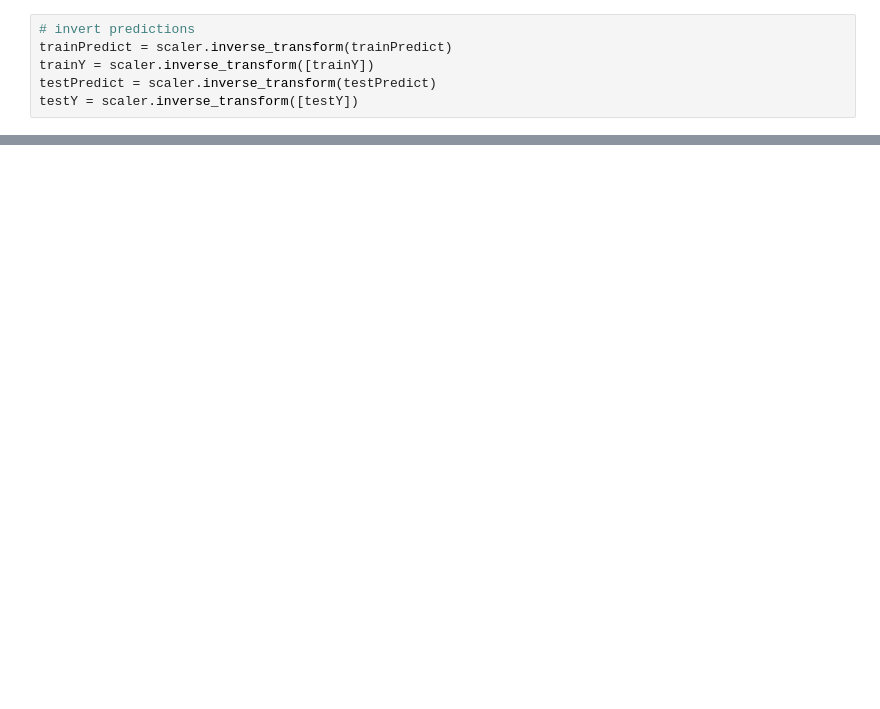
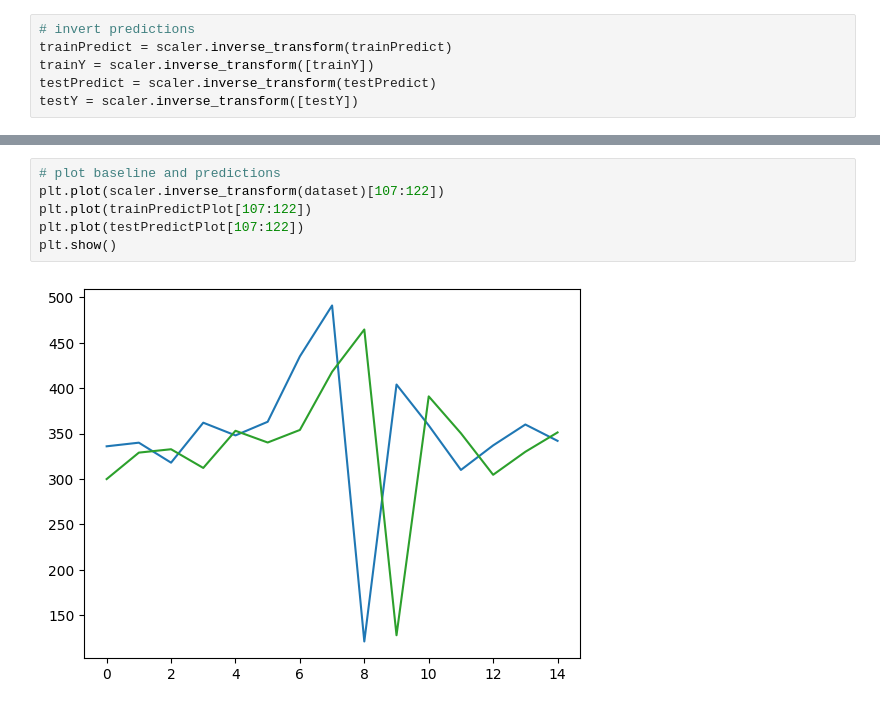
Before and after one commit to lunddave/synthetic_vol_forecasting, a Jupyter notebook: LSTM_sketch.ipynb, the cells around one changed output, grey strips where cells are left out. Drawn from its saved outputs; the diff is of its cells as text; blank space fills up the shorter version.

```diff
--- a/LSTM_sketch.ipynb
+++ b/LSTM_sketch.ipynb
@@ -166,0 +191,8 @@ plt.show()
+# %%
+# plot baseline and predictions
+plt.plot(scaler.inverse_transform(dataset)[107:122])
+plt.plot(trainPredictPlot[107:122])
+plt.plot(testPredictPlot[107:122])
+plt.show()
+# %% [output]
+[figure, added]
```
Also changed, not shown: parts of 13 cells of this notebook.
